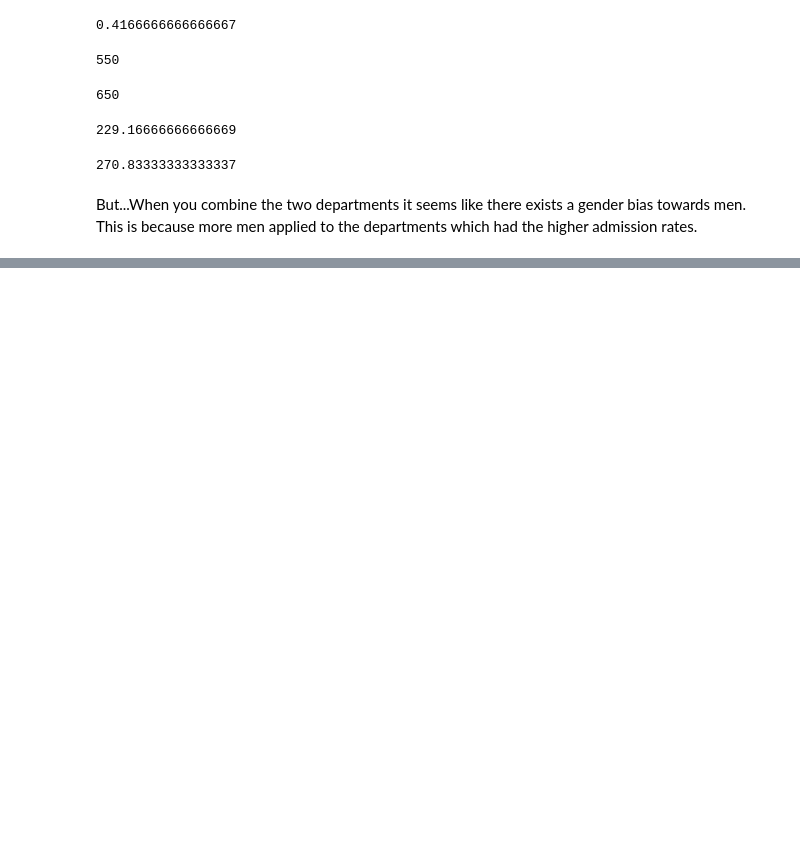
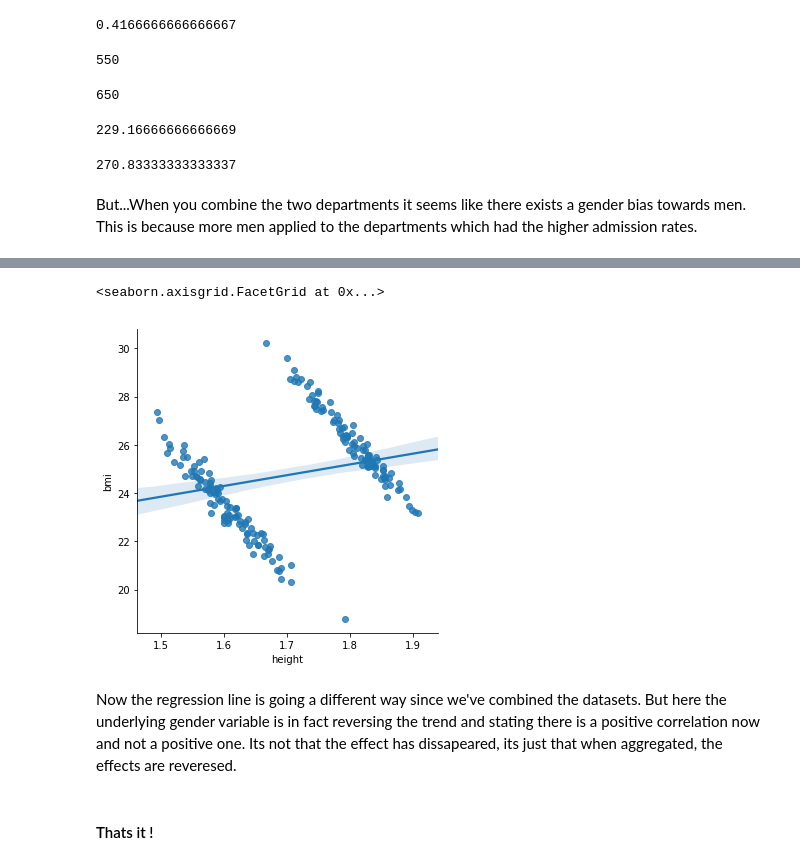
Before and after one commit to Datagatherer2357/Simpsons-paradox, a Jupyter notebook: Simpsons-paradox.ipynb, the cells around one changed output, grey strips where cells are left out. Drawn from its saved outputs; the diff is of its cells as text; code cells hidden in the pictures; blank space fills up the shorter version.

```diff
--- a/Simpsons-paradox.ipynb
+++ b/Simpsons-paradox.ipynb
@@ -77,0 +142,7 @@ import numpy as np
+# %%
+# Now we'll creat a new concantonated dataset of men and women
+
+men['gender'] = 'male'
+women['gender'] = 'female'
+people = pd.concat([men, women])
+people
@@ -77,0 +168,11 @@ import numpy as np
+# %%
+# Now let's generate a double regression plot
+
+sns.lmplot(x='height', y='bmi', data=people)
+# %% [output]
+<seaborn.axisgrid.FacetGrid at 0x...>
+[figure, added]
+# %% [markdown]
+Now the regression line is going a different way since we've combined the datasets. But here the underlying gender variable is in fact reversing the trend and stating there is a positive correlation now and not a positive one. Its not that the effect has dissapeared, its just that when aggregated, the effects are reveresed.
+# %% [markdown]
+#### Thats it !
```
Also changed, not shown: parts of 11 cells of this notebook.
